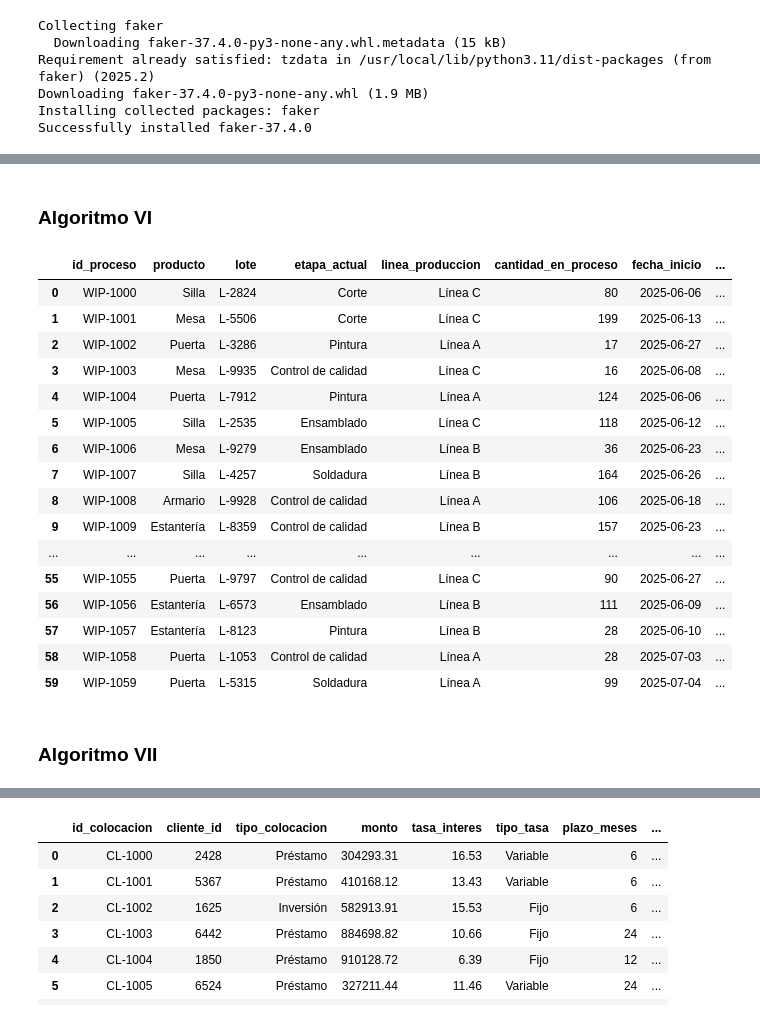
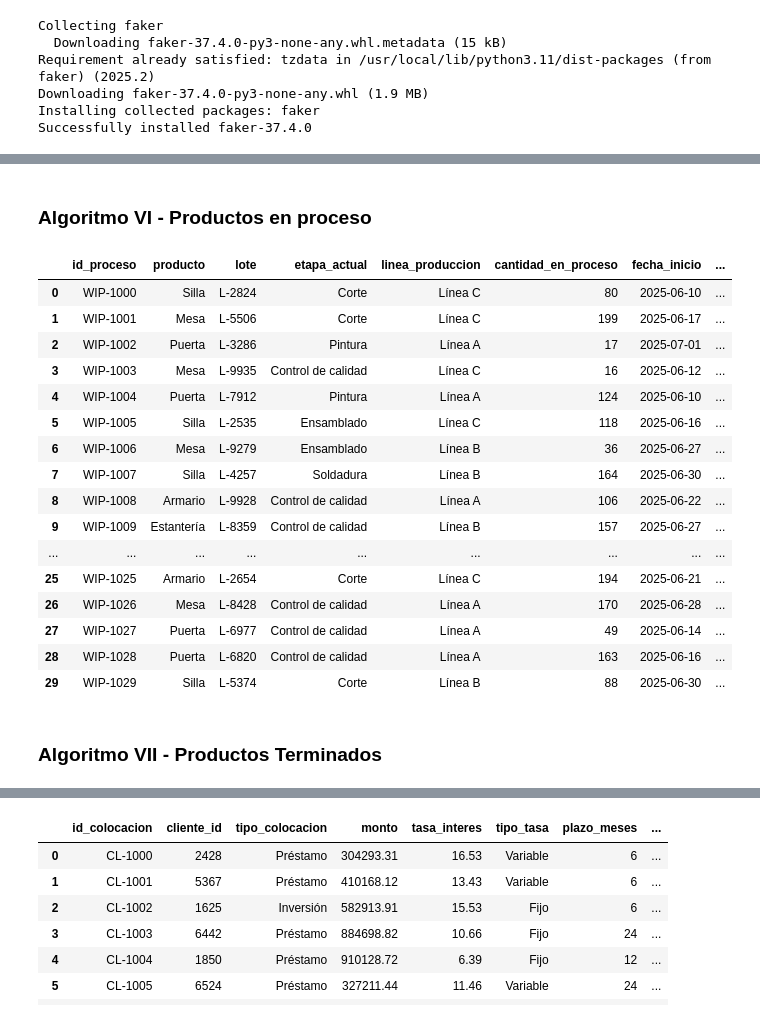
Before and after one commit to Viny2030/mi_proyecto, a Jupyter notebook: datasetlibro_balances.ipynb, the cells around one changed output, grey strips where cells are left out. Cells and saved outputs as stored; diff of their text form; code cells hidden in the pictures.

```diff
--- a/datasetlibro_balances.ipynb
+++ b/datasetlibro_balances.ipynb
@@ -226,7 +226,7 @@ Faker.seed(123)
 
 # Parámetros
 num_clientes = 30
-num_facturas = 100
+num_facturas = 60
 tipos_cliente = ['Empresa', 'Individuo']
 estados_posibles = ['Pagada', 'Pendiente', 'Vencida', 'Parcialmente Pagada']
 condiciones_pago = [0, 15, 30, 60]  # en días
@@ -461,5 +485,5 @@ df_inventario_mp
 # %% [markdown]
-### Algoritmo VI
+### Algoritmo VI - Productos en proceso
 # %%
 import pandas as pd
 import numpy as np
@@ -474,7 +498,7 @@ fake = Faker('es_AR')
 Faker.seed(42)
 
 # Parámetros
-num_registros = 60
+num_registros = 30
 etapas_produccion = ['Corte', 'Ensamblado', 'Soldadura', 'Pintura', 'Control de calidad']
 lineas_produccion = ['Línea A', 'Línea B', 'Línea C']
 productos = ['Silla', 'Mesa', 'Estantería', 'Armario', 'Puerta']
@@ -488,52 +512,52 @@ for i in range(num_registros):
     etapa = random.choice(etapas_produccion)
     linea = random.choice(lineas_produccion)
     cantidad_en_proceso = random.randint(10, 200)
     fecha_inicio = fake.date_between(start_date='-30d', end_date='-1d')
     duracion_estimada = random.randint(1, 10)  # en días
     fecha_estim_termino = fecha_inicio + timedelta(days=duracion_estimada)
     avance_porcentaje = random.randint(10, 95)
 
     productos_proceso.append({
         'id_proceso': f'WIP-{1000 + i}',
         'producto': producto,
         'lote': lote,
         'etapa_actual': etapa,
         'linea_produccion': linea,
         'cantidad_en_proceso': cantidad_en_proceso,
         'fecha_inicio': fecha_inicio,
         'fecha_estim_termino': fecha_estim_termino,
         'avance_porcentaje': avance_porcentaje,
-        'estado': 'En proceso' if avance_porcentaje < 100 else 'Terminado'
+        'estado': 'En proceso' if avance_porcentaje < 90 else 'Terminado'
     })
 
 # Convertir a DataFrame
 df_inventario_pp = pd.DataFrame(productos_proceso)
 
 
 
 # Guardar si lo necesitás
 df_inventario_pp.to_csv("productos_en_proceso.csv", index=False)
 df_inventario_pp
 # %% [output]
 |  | id_proceso | producto | lote | etapa_actual | linea_produccion | cantidad_en_proceso | fecha_inicio | ... |
-| 0 | WIP-1000 | Silla | L-2824 | Corte | Línea C | 80 | 2025-06-06 | ... |
-| 1 | WIP-1001 | Mesa | L-5506 | Corte | Línea C | 199 | 2025-06-13 | ... |
-| 2 | WIP-1002 | Puerta | L-3286 | Pintura | Línea A | 17 | 2025-06-27 | ... |
-| 3 | WIP-1003 | Mesa | L-9935 | Control de calidad | Línea C | 16 | 2025-06-08 | ... |
-| 4 | WIP-1004 | Puerta | L-7912 | Pintura | Línea A | 124 | 2025-06-06 | ... |
-| 5 | WIP-1005 | Silla | L-2535 | Ensamblado | Línea C | 118 | 2025-06-12 | ... |
-| 6 | WIP-1006 | Mesa | L-9279 | Ensamblado | Línea B | 36 | 2025-06-23 | ... |
-| 7 | WIP-1007 | Silla | L-4257 | Soldadura | Línea B | 164 | 2025-06-26 | ... |
-| 8 | WIP-1008 | Armario | L-9928 | Control de calidad | Línea A | 106 | 2025-06-18 | ... |
-| 9 | WIP-1009 | Estantería | L-8359 | Control de calidad | Línea B | 157 | 2025-06-23 | ... |
+| 0 | WIP-1000 | Silla | L-2824 | Corte | Línea C | 80 | 2025-06-10 | ... |
+| 1 | WIP-1001 | Mesa | L-5506 | Corte | Línea C | 199 | 2025-06-17 | ... |
+| 2 | WIP-1002 | Puerta | L-3286 | Pintura | Línea A | 17 | 2025-07-01 | ... |
+| 3 | WIP-1003 | Mesa | L-9935 | Control de calidad | Línea C | 16 | 2025-06-12 | ... |
+| 4 | WIP-1004 | Puerta | L-7912 | Pintura | Línea A | 124 | 2025-06-10 | ... |
+| 5 | WIP-1005 | Silla | L-2535 | Ensamblado | Línea C | 118 | 2025-06-16 | ... |
+| 6 | WIP-1006 | Mesa | L-9279 | Ensamblado | Línea B | 36 | 2025-06-27 | ... |
+| 7 | WIP-1007 | Silla | L-4257 | Soldadura | Línea B | 164 | 2025-06-30 | ... |
+| 8 | WIP-1008 | Armario | L-9928 | Control de calidad | Línea A | 106 | 2025-06-22 | ... |
+| 9 | WIP-1009 | Estantería | L-8359 | Control de calidad | Línea B | 157 | 2025-06-27 | ... |
 | ... | ... | ... | ... | ... | ... | ... | ... | ... |
-| 55 | WIP-1055 | Puerta | L-9797 | Control de calidad | Línea C | 90 | 2025-06-27 | ... |
-| 56 | WIP-1056 | Estantería | L-6573 | Ensamblado | Línea B | 111 | 2025-06-09 | ... |
-| 57 | WIP-1057 | Estantería | L-8123 | Pintura | Línea B | 28 | 2025-06-10 | ... |
-| 58 | WIP-1058 | Puerta | L-1053 | Control de calidad | Línea A | 28 | 2025-07-03 | ... |
-| 59 | WIP-1059 | Puerta | L-5315 | Soldadura | Línea A | 99 | 2025-07-04 | ... |
+| 25 | WIP-1025 | Armario | L-2654 | Corte | Línea C | 194 | 2025-06-21 | ... |
+| 26 | WIP-1026 | Mesa | L-8428 | Control de calidad | Línea A | 170 | 2025-06-28 | ... |
+| 27 | WIP-1027 | Puerta | L-6977 | Control de calidad | Línea A | 49 | 2025-06-14 | ... |
+| 28 | WIP-1028 | Puerta | L-6820 | Control de calidad | Línea A | 163 | 2025-06-16 | ... |
+| 29 | WIP-1029 | Silla | L-5374 | Corte | Línea B | 88 | 2025-06-30 | ... |
 # %% [markdown]
-### Algoritmo VII
+### Algoritmo VII - Productos Terminados
 # %%
 import pandas as pd
 import numpy as np
```
Also changed, not shown: parts of 35 cells of this notebook.
